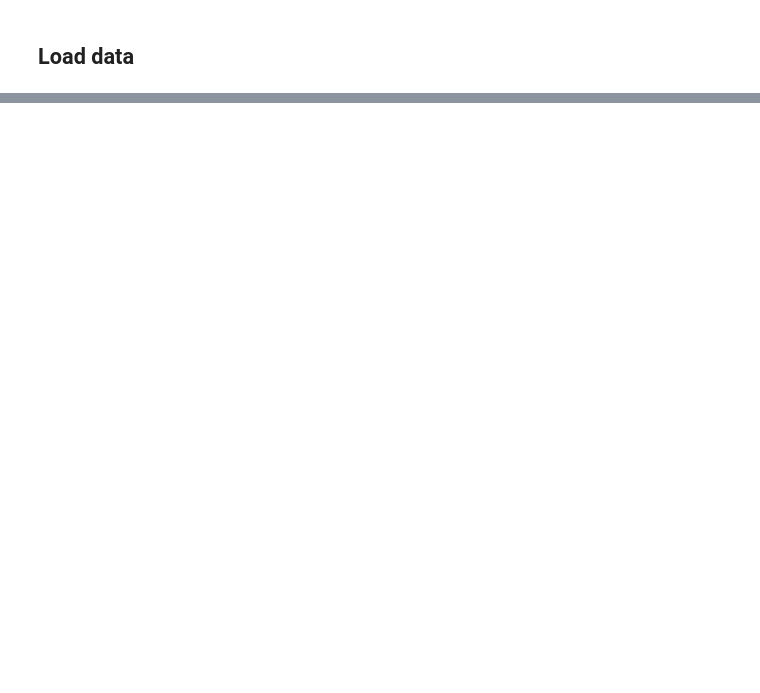
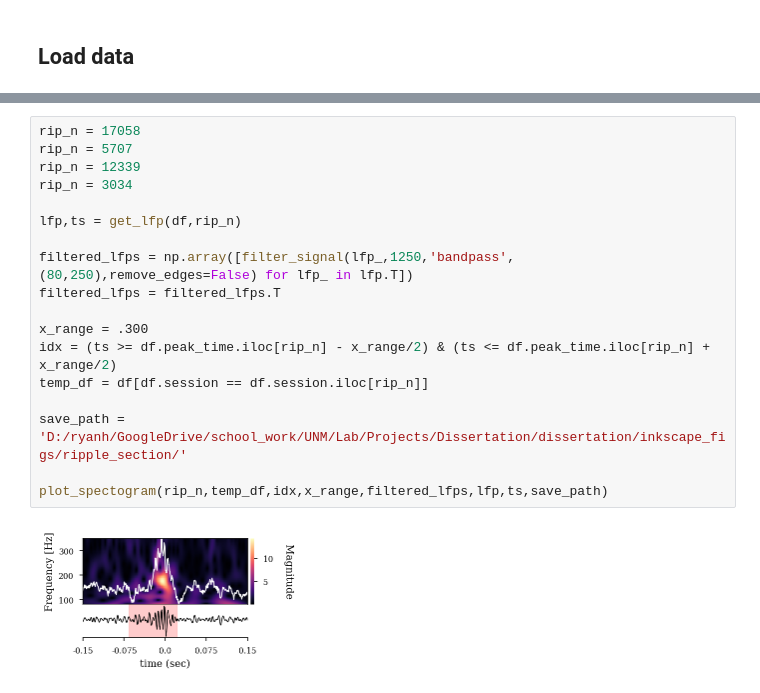
Before and after one commit to ryanharvey1/ripple_analyses, a Jupyter notebook: notebooks/plot_ripple_trace.ipynb, the cells around one changed output, grey strips where cells are left out. Cells and saved outputs as stored; diff of their text form; blank space fills up the shorter version.

```diff
--- a/notebooks/plot_ripple_trace.ipynb
+++ b/notebooks/plot_ripple_trace.ipynb
@@ -415,0 +326,20 @@ plt.savefig(r'D:\ryanh\GoogleDrive\school_work\UNM\Lab\Projects\Dissertation\dis
+# %%
+rip_n = 17058
+rip_n = 5707
+rip_n = 12339
+rip_n = 3034
+
+lfp,ts = get_lfp(df,rip_n)
+
+filtered_lfps = np.array([filter_signal(lfp_,1250,'bandpass',(80,250),remove_edges=False) for lfp_ in lfp.T])
+filtered_lfps = filtered_lfps.T
+
+x_range = .300
+idx = (ts >= df.peak_time.iloc[rip_n] - x_range/2) & (ts <= df.peak_time.iloc[rip_n] + x_range/2)
+temp_df = df[df.session == df.session.iloc[rip_n]]
+
+save_path = 'D:/ryanh/GoogleDrive/school_work/UNM/Lab/Projects/Dissertation/dissertation/inkscape_figs/ripple_section/'
+
+plot_spectogram(rip_n,temp_df,idx,x_range,filtered_lfps,lfp,ts,save_path)
+# %% [output]
+[figure, added]
```
Also changed, not shown: parts of 23 cells of this notebook.
